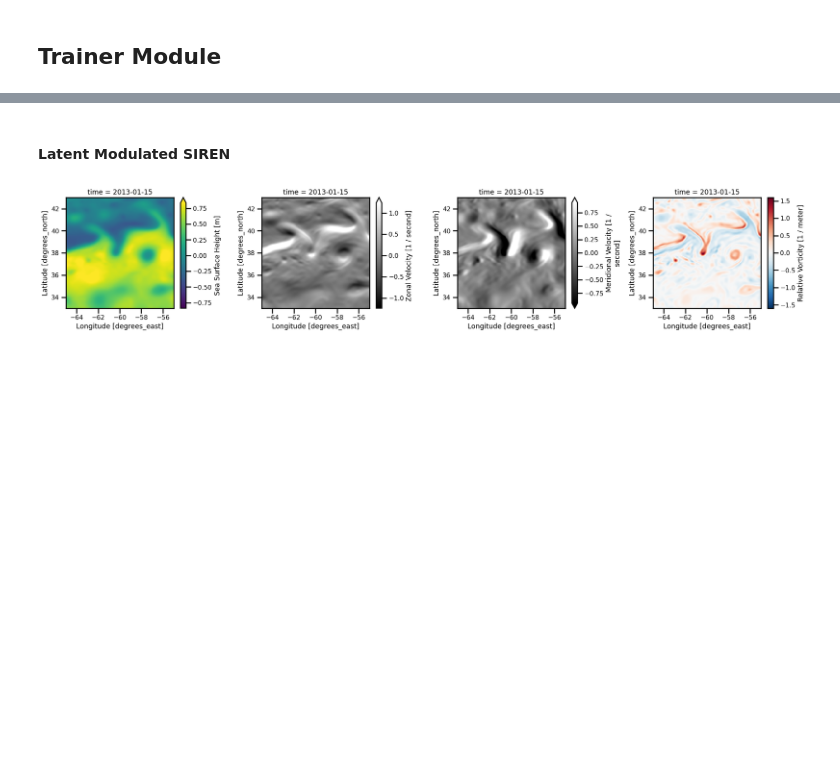
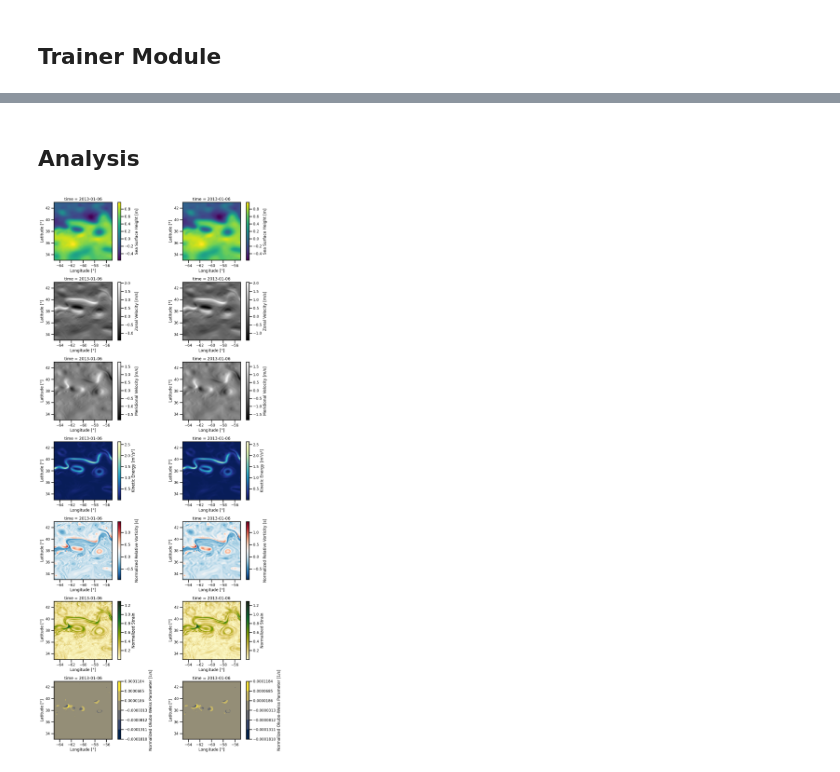
Before and after one commit to jejjohnson/jejeqx, a Jupyter notebook: notebooks/dev/nerfs/1.4_spatiotemporal.ipynb, the cells around one changed output, grey strips where cells are left out. Cells and saved outputs as stored; diff of their text form; code cells hidden in the pictures; blank space fills up the shorter version.

Commit message:
updated metrics. updated nbs

```diff
--- a/notebooks/dev/nerfs/1.4_spatiotemporal.ipynb
+++ b/notebooks/dev/nerfs/1.4_spatiotemporal.ipynb
@@ -717,5 +270,3 @@ scheduler = hydra.utils.instantiate(
-# %%
-optimizer = optax.chain(optim, optax.scale_by_schedule(scheduler))
 # %% [markdown]
 ## Trainer Module
 # %%
@@ -842,6 +396,6 @@ metrics = trainer.train_model(dm, num_epochs=num_epochs)
 %%time
 
 
-out, metrics = trainer.predict_model(dm.predict_dataloader())
+out, metrics = trainer.test_model(dm.test_dataloader())
 metrics
 # %% [output]
@@ -853,8 +407,3 @@ if save_new:
     # trainer.save_model("./checkpoints/check point_model_stlmsiren_ssh_more.ckpt")
     trainer.save_model("./checkpoints/checkpoint_natl60_model_rff.ckpt")
 # # trainer.save_state("checkpoint_state.ckpt")
-# %%
-%%time
-
-out, metrics = trainer.predict_model(dm.test_dataloader())
-metrics
@@ -965,8 +434,2 @@ plot_analysis(ds_ssh_analysis, time=-1)
-# %% [markdown]
-#### Latent Modulated SIREN
-# %%
-ds_lmodsiren_analysis = get_analysis_xr(xrda.ssh_rff)
-
-plot_analysis(ds_lmodsiren_analysis, time=-1)
-# %% [output]
-[figure, removed]
+# %% [markdown]
+## Analysis
@@ -972,0 +438,12 @@ plot_analysis(ds_lmodsiren_analysis, time=-1)
+# %%
+ds_rff = cutils.calculate_physical_quantities(xrda.ssh_rff)
+ds_natl60 = cutils.calculate_physical_quantities(xrda.sossheig)
+# %%
+fig, ax = cutils.plot_analysis_vars([
+    ds_natl60.isel(time=5),
+    ds_rff.isel(time=5),],
+    figsize=(12,25),
+)
+plt.show()
+# %% [output]
+[figure, added]
```
Also changed, not shown: parts of 59 cells of this notebook, 13 other files.
